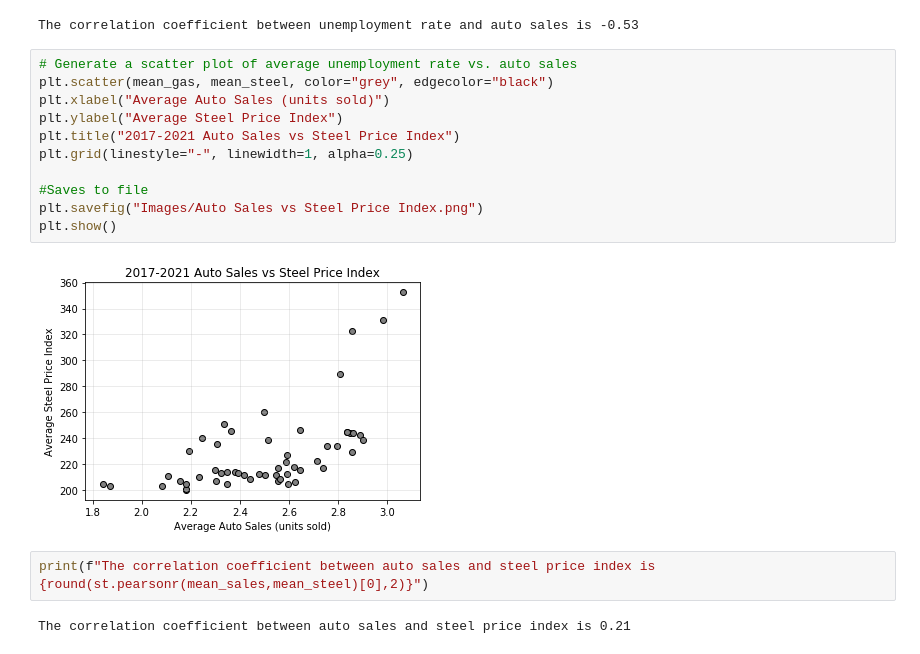
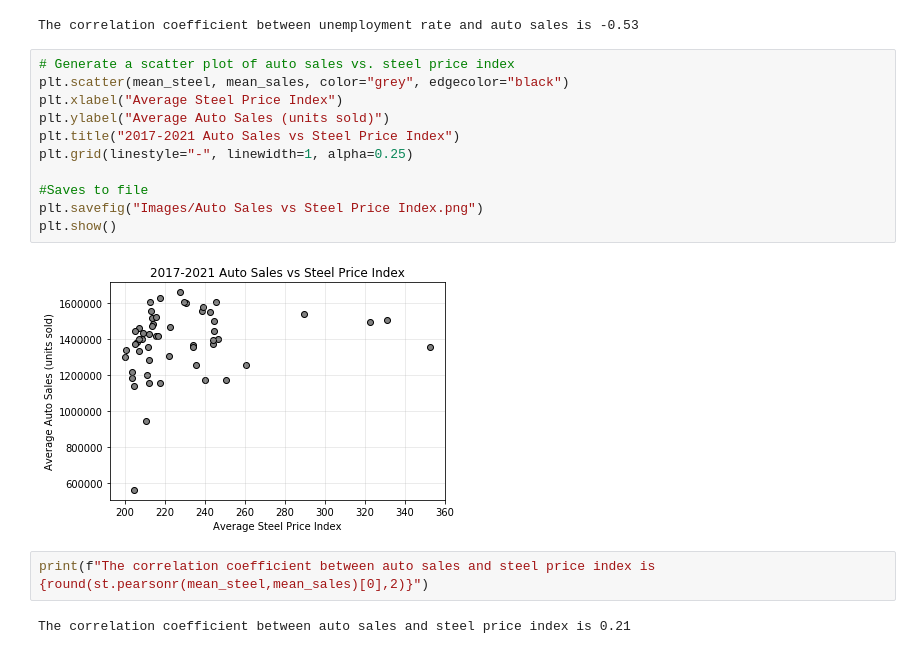
Before and after one commit to michelleherman13/auto-sales, a Jupyter notebook: data/Scatter_plots.ipynb, the cells around one changed output. Drawn from its saved outputs; the diff is of its cells as text.

```diff
--- a/data/Scatter_plots.ipynb
+++ b/data/Scatter_plots.ipynb
@@ -86,19 +86,19 @@ print(f"The correlation coefficient between unemployment rate and auto sales is
 # %% [output]
 The correlation coefficient between unemployment rate and auto sales is -0.53
 # %%
-# Generate a scatter plot of average unemployment rate vs. auto sales
-plt.scatter(mean_gas, mean_steel, color="grey", edgecolor="black")
-plt.xlabel("Average Auto Sales (units sold)")
-plt.ylabel("Average Steel Price Index")
+# Generate a scatter plot of auto sales vs. steel price index
+plt.scatter(mean_steel, mean_sales, color="grey", edgecolor="black")
+plt.xlabel("Average Steel Price Index")
+plt.ylabel("Average Auto Sales (units sold)")
 plt.title("2017-2021 Auto Sales vs Steel Price Index")
 plt.grid(linestyle="-", linewidth=1, alpha=0.25)
 
 #Saves to file
 plt.savefig("Images/Auto Sales vs Steel Price Index.png")
 plt.show()
 # %% [output]
-[figure, old version]
+[figure, new version]
 # %%
-print(f"The correlation coefficient between auto sales and steel price index is {round(st.pearsonr(mean_sales,mean_steel)[0],2)}")
+print(f"The correlation coefficient between auto sales and steel price index is {round(st.pearsonr(mean_steel,mean_sales)[0],2)}")
 # %% [output]
 The correlation coefficient between auto sales and steel price index is 0.21
```
Also changed, not shown: 1 other file.
